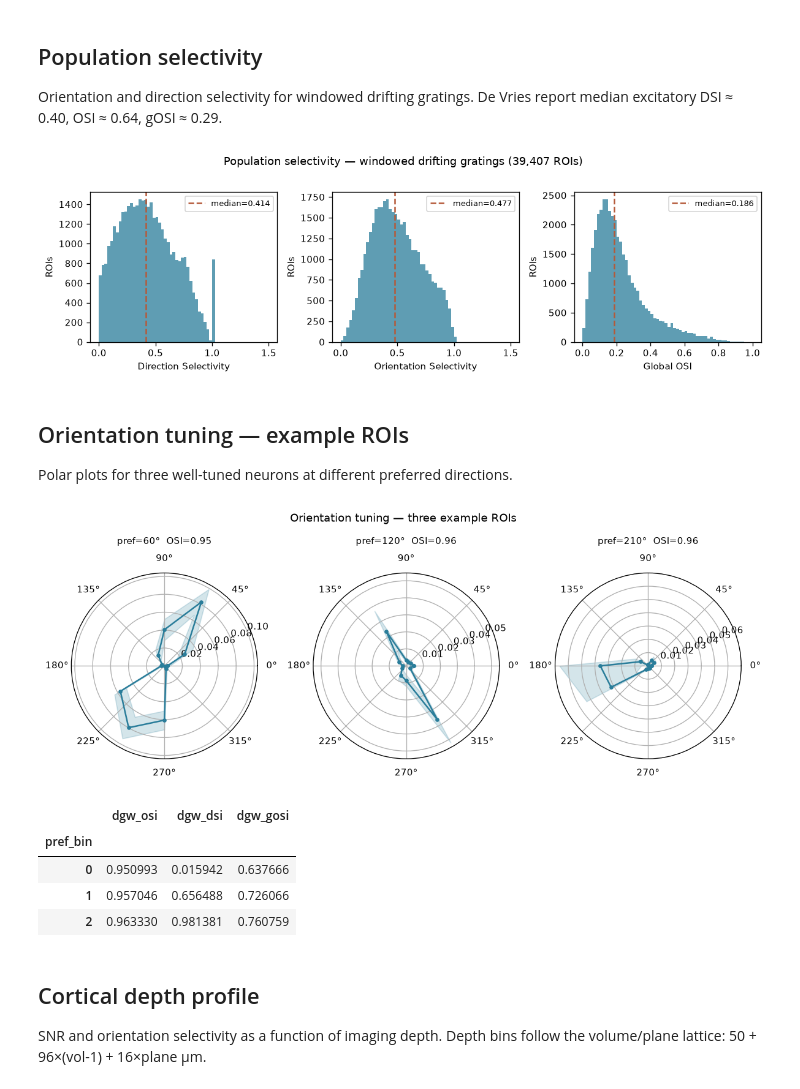
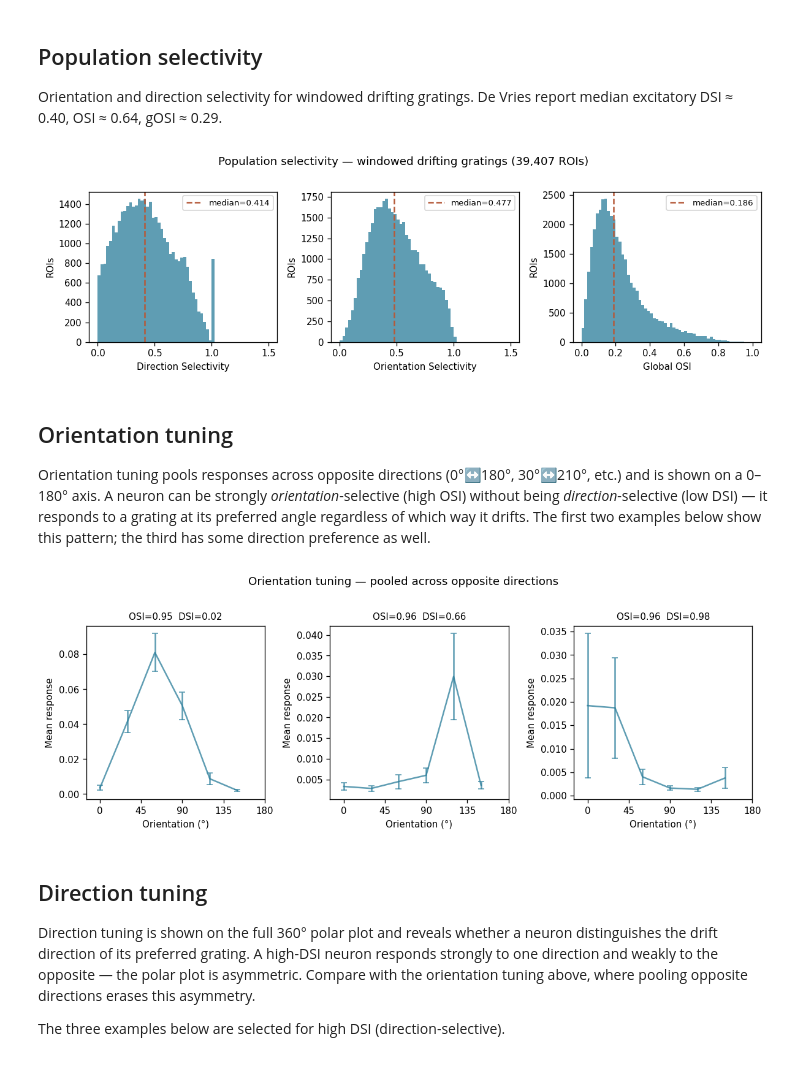
Before and after one commit to bpdanskin/v1dd-functional-metrics, a Jupyter notebook: docs/notebooks/example_figures.ipynb, the cells around one changed output. Drawn from its saved outputs; the diff is of its cells as text; code cells hidden in the pictures.

```diff
--- a/docs/notebooks/example_figures.ipynb
+++ b/docs/notebooks/example_figures.ipynb
@@ -10,8 +10,7 @@ import pandas as pd
 import matplotlib.pyplot as plt
 from pathlib import Path
 
-# ASSET = Path("../../results/409828_V1DD_functional_metrics_2026-09-09_01-41-33")
-ASSET = Path("../../data/409828_V1DD_functional_metrics")
+ASSET = Path("../../results/409828_V1DD_functional_metrics_2026-09-09_01-41-33")
 df = pd.read_parquet(ASSET / "stimulus_metrics.parquet")
 tc = np.load(ASSET / "tuning_curves.npz", allow_pickle=True)
 rf = np.load(ASSET / "receptive_field_maps.npz", allow_pickle=True)
@@ -41,53 +40,57 @@ fig.suptitle("Population selectivity — windowed drifting gratings (39,407 ROIs
 plt.tight_layout()
 plt.show()
 # %% [output]
-[figure, old version]
+[figure, new version]
 # %% [markdown]
-## Orientation tuning — example ROIs
+## Orientation tuning
 
-Polar plots for three well-tuned neurons at different preferred directions.
+Orientation tuning pools responses across opposite directions (0°↔180°, 30°↔210°, etc.)
+and is shown on a 0–180° axis. A neuron can be strongly *orientation*-selective (high OSI)
+without being *direction*-selective (low DSI) — it responds to a grating at its preferred
+angle regardless of which way it drifts. The first two examples below show this pattern;
+the third has some direction preference as well.
 # %%
 candidates = df[(df.dgw_osi > 0.7) & (df.pika_roi_confidence > 0.9) & (df.snr > 4)].copy()
 candidates["pref_bin"] = (candidates.dgw_preferred_dir // 90).astype(int)
 examples = candidates.groupby("pref_bin").first().head(3)
 
-dirs_rad = np.deg2rad(tc["directions"])
-fig, axes = plt.subplots(1, 3, subplot_kw={"projection": "polar"}, figsize=(10, 3.5))
+directions = tc["directions"]  # 0, 30, ..., 330
+orientations = directions[:6]  # 0, 30, ..., 150
+
+fig, axes = plt.subplots(1, 3, figsize=(10, 3.5))
 
 for ax, (_, row) in zip(axes, examples.iterrows()):
     idx = df.index.get_loc(df[df.roi_key == row.roi_key].index[0])
     sf_idx = int(row.dgw_preferred_sf)
-    trials = tc["dgw_trials"][idx, :, sf_idx, :]
+    trials = tc["dgw_trials"][idx, :, sf_idx, :]  # (12 dirs, 8 trials)
     mean_r = np.nanmean(trials, axis=1)
     sem_r = np.nanstd(trials, axis=1) / np.sqrt(np.sum(~np.isnan(trials), axis=1))
-    theta = np.append(dirs_rad, dirs_rad[0])
-    mu = np.append(mean_r, mean_r[0])
 
-    ax.plot(theta, mu, "o-", lw=1.5, markersize=3, color="#2a7d9a")
-    ax.fill_between(theta,
-                    np.append(mean_r - sem_r, mean_r[0] - sem_r[0]),
-                    np.append(mean_r + sem_r, mean_r[0] + sem_r[0]),
-                    alpha=0.2, color="#2a7d9a")
-    ax.set_title(f"pref={row.dgw_preferred_dir:.0f}°  OSI={row.dgw_osi:.2f}", fontsize=9, pad=10)
-    ax.set_theta_zero_location("E")
-    ax.set_theta_direction(1)
+    # Pool opposite directions: mean of (d, d+180)
+    ori_mean = (mean_r[:6] + mean_r[6:]) / 2
+    ori_sem = np.sqrt(sem_r[:6]**2 + sem_r[6:]**2) / 2
 
-fig.suptitle("Orientation tuning — three example ROIs", fontsize=11, y=1.02)
+    ax.errorbar(orientations, ori_mean, color="#2a7d9a", alpha=0.75, yerr=ori_sem,
+           capsize=3, )
+    ax.set_xlabel("Orientation (°)")
+    ax.set_ylabel("Mean response")
+    ax.set_xlim(-15, 180)
+    ax.set_xticks([0, 45, 90, 135, 180])
+    ax.set_title(f"OSI={row.dgw_osi:.2f}  DSI={row.dgw_dsi:.2f}", fontsize=9)
+
+fig.suptitle("Orientation tuning — pooled across opposite directions", fontsize=11, y=1.02)
 plt.tight_layout()
 plt.show()
 # %% [output]
-[figure, old version]
+[figure, new version]
-# %%
-examples[['dgw_osi','dgw_dsi','dgw_gosi']]
-# %% [output]
-|  | dgw_osi | dgw_dsi | dgw_gosi |
-| pref_bin |  |  |  |
-| 0 | 0.950993 | 0.015942 | 0.637666 |
-| 1 | 0.957046 | 0.656488 | 0.726066 |
-| 2 | 0.963330 | 0.981381 | 0.760759 |
 # %% [markdown]
-## Cortical depth profile
+## Direction tuning
 
-SNR and orientation selectivity as a function of imaging depth.
-Depth bins follow the volume/plane lattice: 50 + 96×(vol-1) + 16×plane µm.
+Direction tuning is shown on the full 360° polar plot and reveals whether a neuron
+distinguishes the drift direction of its preferred grating. A high-DSI neuron responds
+strongly to one direction and weakly to the opposite — the polar plot is asymmetric.
+Compare with the orientation tuning above, where pooling opposite directions erases
+this asymmetry.
+
+The three examples below are selected for high DSI (direction-selective).
 # %%
```
Also changed, not shown: parts of 13 cells of this notebook, 5 other files.
